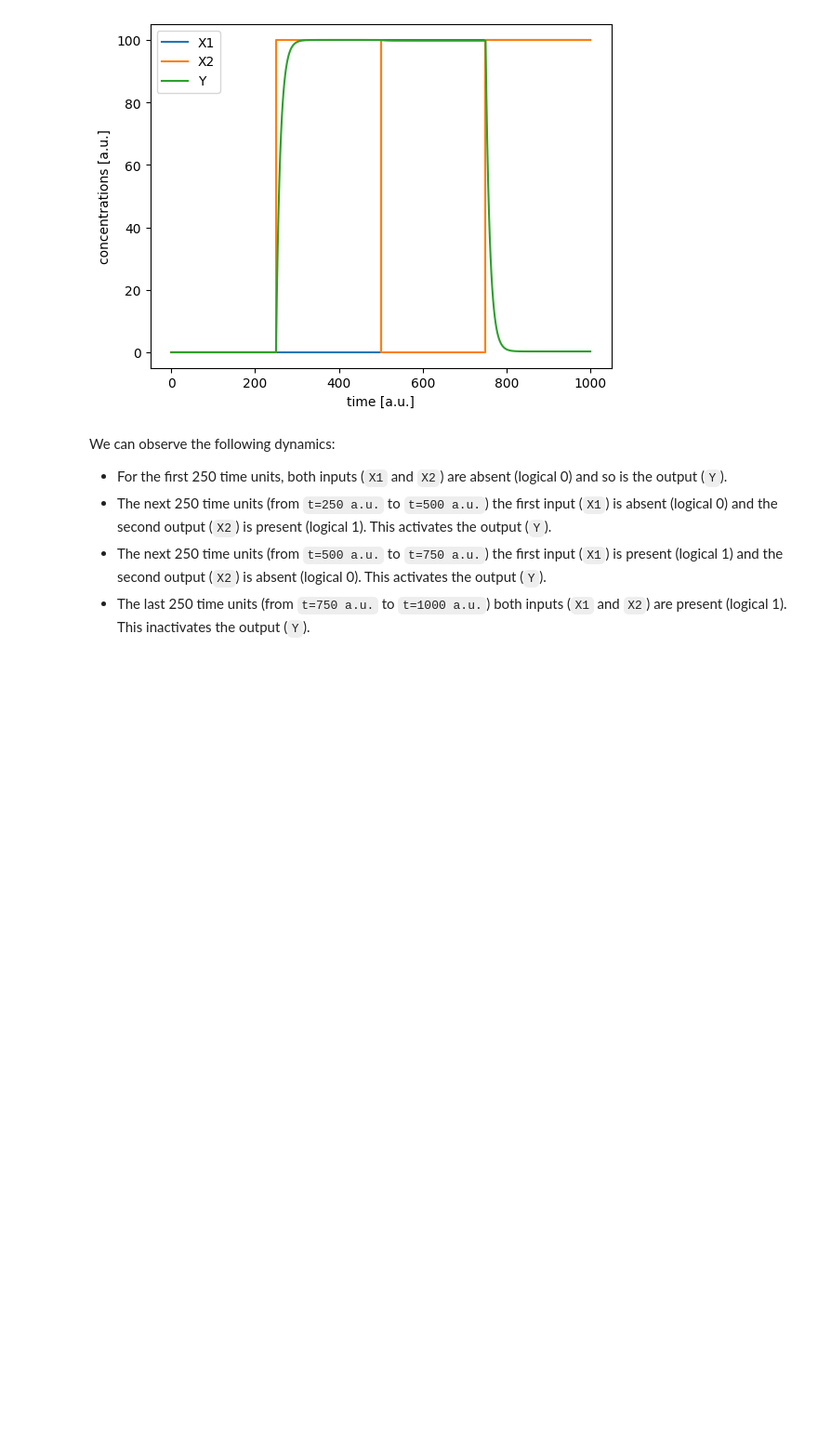
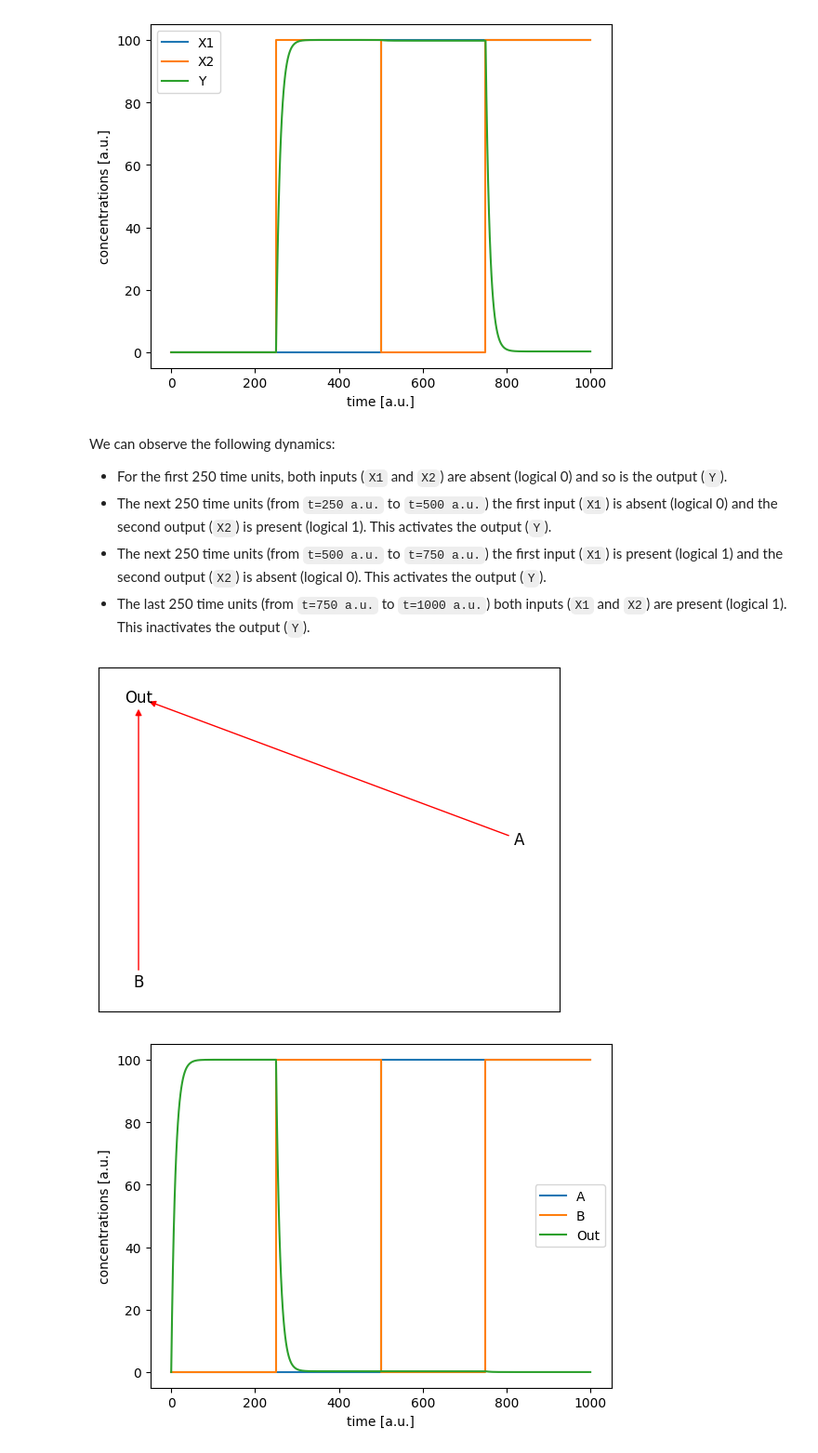
Before and after one commit to Cvetaca/GReNMlin, a Jupyter notebook: examples.ipynb, the cells around one changed output. Shown at 93% size. Cells and saved outputs as stored; diff of their text form; code cells hidden in the pictures; blank space fills up the shorter version.

```diff
--- a/examples.ipynb
+++ b/examples.ipynb
@@ -89,3 +89,22 @@ We can observe the following dynamics:
 * The next 250 time units (from `t=250 a.u.` to `t=500 a.u.`) the first input (`X1`) is absent (logical 0) and the second output (`X2`) is present (logical 1). This activates the output (`Y`).
 * The next 250 time units (from `t=500 a.u.` to `t=750 a.u.`) the first input (`X1`) is present (logical 1) and the second output (`X2`) is absent (logical 0). This activates the output (`Y`).
 * The last 250 time units (from `t=750 a.u.` to `t=1000 a.u.`) both inputs (`X1` and `X2`) are present (logical 1). This inactivates the output (`Y`).
+# %%
+#Nor gate
+grn = grn.grn()
+grn.add_input_species("A")
+grn.add_input_species("B")
+grn.add_species("Out", 0.1)
+
+regulators = [{'name': 'A', 'type': -1, 'Kd': 5, 'n': 2},
+                {'name': 'B', 'type': -1, 'Kd': 5, 'n': 2}]
+products = [{'name': 'Out'}]
+
+grn.add_gene(10, regulators, products)
+
+grn.plot_network()
+
+T, Y = simulator.simulate_sequence(grn, [(0,0), (0,100), (100,0), (100,100)], t_single = 250)
+# %% [output]
+[figure, added]
+[figure, added]
```
Also changed, not shown: parts of 1 cell of this notebook, 7 other files.
